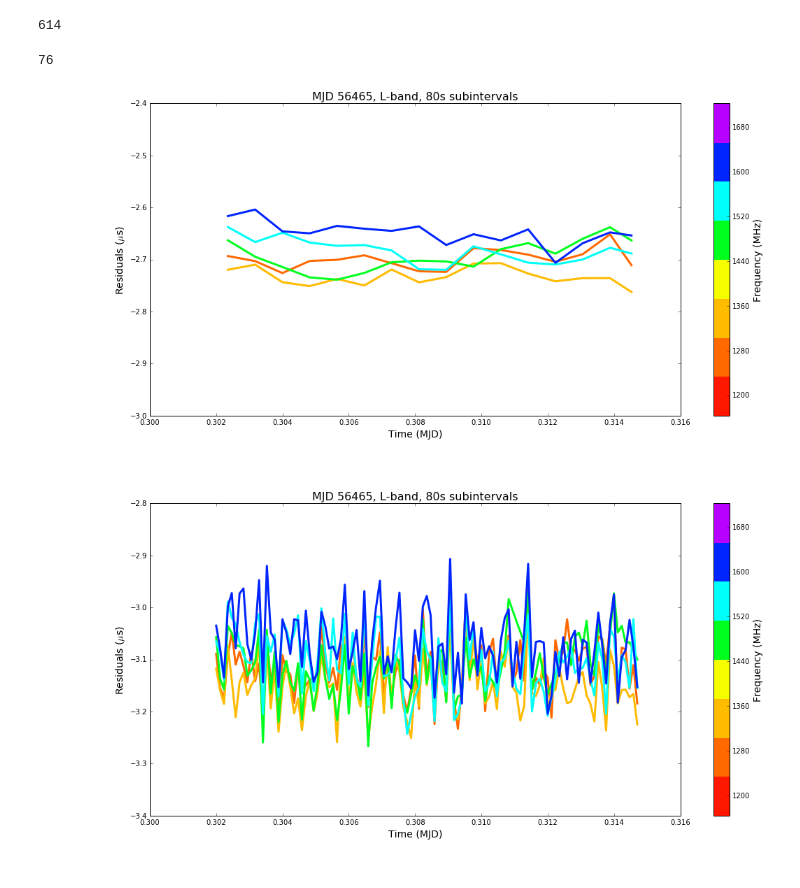
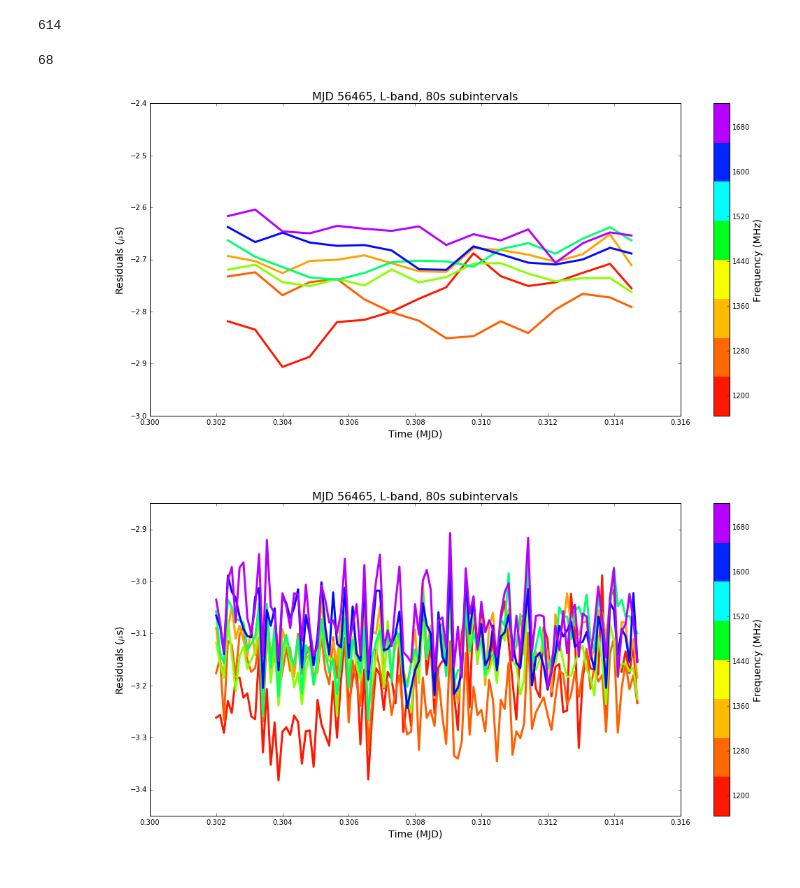
Before and after one commit to elliesch/pulsar_codes, a Jupyter notebook: ResidVsTime.ipynb, the cells around one changed output. Drawn from its saved outputs; the diff is of its cells as text; code cells hidden in the pictures.

```diff
--- a/ResidVsTime.ipynb
+++ b/ResidVsTime.ipynb
@@ -444,9 +444,9 @@ print min(x.bary_freq[condition])
 # %% [output]
 614
 # %%
-614/8
+614/9
 # %% [output]
-76
+68
 # %%
 x=r.read_residuals(filename="/nimrod1/eschwab/residuals/resid_56465_80F8.tmp")
 
@@ -454,7 +454,7 @@ x=r.read_residuals(filename="/nimrod1/eschwab/residuals/resid_56465_80F8.tmp")
 
 interval=np.hstack([np.linspace(0.05, 0.25), np.linspace(0.35,0.9)])
 colors=plt.cm.gist_rainbow(interval)
-cmap_lines=LinearSegmentedColormap.from_list('name', colors, 8)
+cmap_lines=LinearSegmentedColormap.from_list('name', colors, 9)
 
 #setting tick numbers for the colorbar too
 tick_locator_lines = ticker.MaxNLocator(nbins=8)
@@ -466,12 +466,12 @@ TOA=x.bary_TOA[condition] - date
 Resid=micro*(x.prefit_sec[condition])
 Freq=x.bary_freq[condition]
 
-n = 1225
-m = 1300
+n = 1150
+m = 1218
 fig,ax = plt.subplots(figsize=(17,8))
 
 
-for i in range (0,8):
+for i in range (0,9):
     ax.plot(TOA[(Freq > n) & (Freq < m)],
                   Resid[(Freq > n) & (Freq < m)], color=cmap_lines(i), lw=3)
     ax.set_title('MJD 56465, L-band, 80s subintervals', fontsize='16')
@@ -479,8 +479,8 @@ for i in range (0,8):
     ax.set_ylim(-3, -2.4)
     ax.set_xlabel('Time (MJD)', fontsize='14')
     ax.set_ylabel('Residuals (${\mu}$s)', fontsize='14')
-    n=n+76
-    m=m+76
+    n=n+68
+    m=m+68
 ax.annotate('PSR B1937+21', xy=(0.3005,3), fontweight='bold', fontsize='16')
 cb=fig.colorbar(cax)
 cb.locator = tick_locator
@@ -488,7 +488,7 @@ cb.update_ticks()
 cb.set_label('Frequency (MHz)', fontsize='14')
 plt.show()
 # %% [output]
-[figure, old version]
+[figure, new version]
 # %%
 x=r.read_residuals(filename="/nimrod1/eschwab/residuals/resid_56465_NTF8.tmp")
 
@@ -496,38 +496,38 @@ x=r.read_residuals(filename="/nimrod1/eschwab/residuals/resid_56465_NTF8.tmp")
 
 interval=np.hstack([np.linspace(0.05, 0.25), np.linspace(0.35,0.9)])
 colors=plt.cm.gist_rainbow(interval)
-cmap_lines=LinearSegmentedColormap.from_list('name', colors, 8)
+cmap_lines=LinearSegmentedColormap.from_list('name', colors, 9)
 
 #setting tick numbers for the colorbar too
 tick_locator_lines = ticker.MaxNLocator(nbins=8)
 
 date=56465
 condition=(x.bary_TOA > 56465.3) & (x.bary_TOA < 56465.32)
 
 TOA=x.bary_TOA[condition] - date
 Resid=micro*(x.prefit_sec[condition])
 Freq=x.bary_freq[condition]
 
-n = 1225
-m = 1300
+n = 1150
+m = 1218
 fig,ax = plt.subplots(figsize=(17,8))
 
 
-for i in range (0,8):
+for i in range (0,9):
     ax.plot(TOA[(Freq > n) & (Freq < m)],
                   Resid[(Freq > n) & (Freq < m)], color=cmap_lines(i), lw=3)
     ax.set_title('MJD 56465, L-band, 80s subintervals', fontsize='16')
     ax.set_xlim(0.3, 0.316)
-    ax.set_ylim(-3.4, -2.8)
+    ax.set_ylim(-3.45, -2.85)
     ax.set_xlabel('Time (MJD)', fontsize='14')
     ax.set_ylabel('Residuals (${\mu}$s)', fontsize='14')
-    n=n+76
-    m=m+76
+    n=n+68
+    m=m+68
 ax.annotate('PSR B1937+21', xy=(0.3005,3), fontweight='bold', fontsize='16')
 cb=fig.colorbar(cax)
 cb.locator = tick_locator
 cb.update_ticks()
 cb.set_label('Frequency (MHz)', fontsize='14')
 plt.show()
 # %% [output]
-[figure, old version]
+[figure, new version]
```
